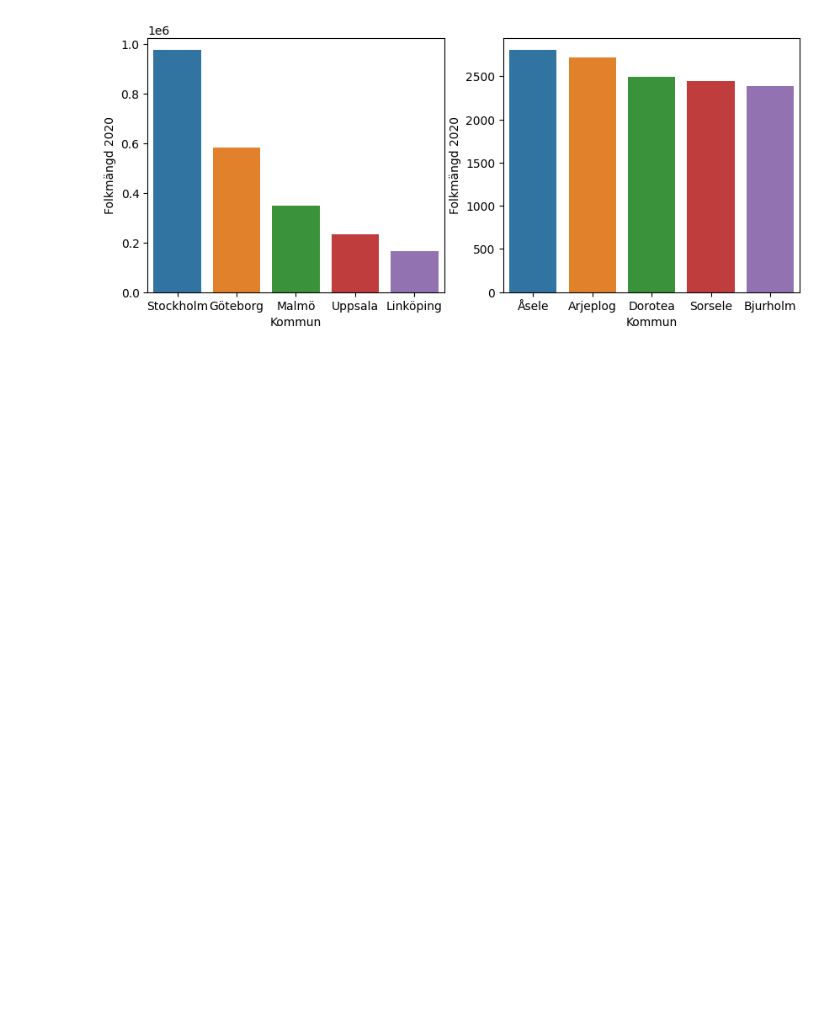
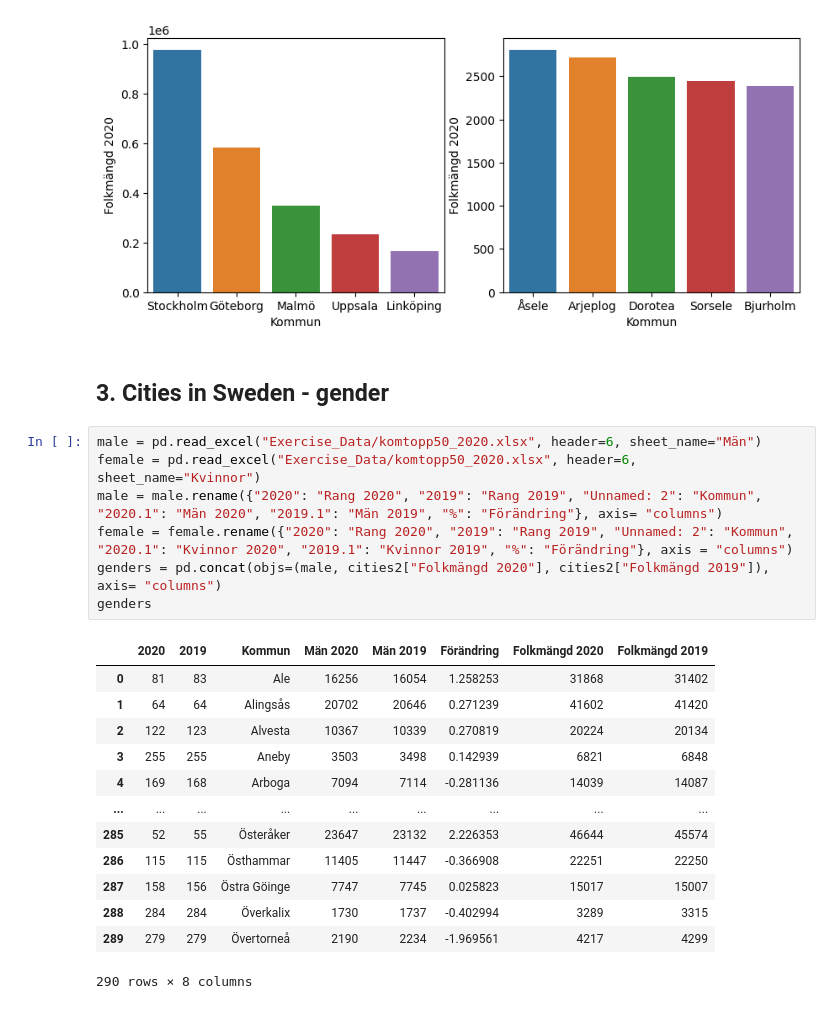
Before and after one commit to FabianAndersson17/Databehandling-Fabian-Andersson, a Jupyter notebook: Exercises/1.0_Pandas_fundementals_exercises.ipynb, the cells around one changed output. Saved outputs shown, nothing was run; the diff lists cells and outputs as text; blank space fills up the shorter version.

Commit message:
Started working o Exercise 3

```diff
--- a/Exercises/1.0_Pandas_fundementals_exercises.ipynb
+++ b/Exercises/1.0_Pandas_fundementals_exercises.ipynb
@@ -139,3 +139,26 @@ sns.barplot(data=leastPopulatedCities, x="Kommun", y="Folkmängd 2020", ax=ax[1]
 # %% [output]
 <AxesSubplot:xlabel='Kommun', ylabel='Folkmängd 2020'>
 [figure]
+# %% [markdown]
+## 3. Cities in Sweden - gender
+# %%
+male = pd.read_excel("Exercise_Data/komtopp50_2020.xlsx", header=6, sheet_name="Män")
+female = pd.read_excel("Exercise_Data/komtopp50_2020.xlsx", header=6, sheet_name="Kvinnor")
+male = male.rename({"2020": "Rang 2020", "2019": "Rang 2019", "Unnamed: 2": "Kommun", "2020.1": "Män 2020", "2019.1": "Män 2019", "%": "Förändring"}, axis= "columns")
+female = female.rename({"2020": "Rang 2020", "2019": "Rang 2019", "Unnamed: 2": "Kommun", "2020.1": "Kvinnor 2020", "2019.1": "Kvinnor 2019", "%": "Förändring"}, axis = "columns")
+genders = pd.concat(objs=(male, cities2["Folkmängd 2020"], cities2["Folkmängd 2019"]), axis= "columns")
+genders
+# %% [output]
+|  | 2020 | 2019 | Kommun | Män 2020 | Män 2019 | Förändring | Folkmängd 2020 | Folkmängd 2019 |
+| 0 | 81 | 83 | Ale | 16256 | 16054 | 1.258253 | 31868 | 31402 |
+| 1 | 64 | 64 | Alingsås | 20702 | 20646 | 0.271239 | 41602 | 41420 |
+| 2 | 122 | 123 | Alvesta | 10367 | 10339 | 0.270819 | 20224 | 20134 |
+| 3 | 255 | 255 | Aneby | 3503 | 3498 | 0.142939 | 6821 | 6848 |
+| 4 | 169 | 168 | Arboga | 7094 | 7114 | -0.281136 | 14039 | 14087 |
+| ... | ... | ... | ... | ... | ... | ... | ... | ... |
+| 285 | 52 | 55 | Österåker | 23647 | 23132 | 2.226353 | 46644 | 45574 |
+| 286 | 115 | 115 | Östhammar | 11405 | 11447 | -0.366908 | 22251 | 22250 |
+| 287 | 158 | 156 | Östra Göinge | 7747 | 7745 | 0.025823 | 15017 | 15007 |
+| 288 | 284 | 284 | Överkalix | 1730 | 1737 | -0.402994 | 3289 | 3315 |
+| 289 | 279 | 279 | Övertorneå | 2190 | 2234 | -1.969561 | 4217 | 4299 |
+290 rows × 8 columns
```
